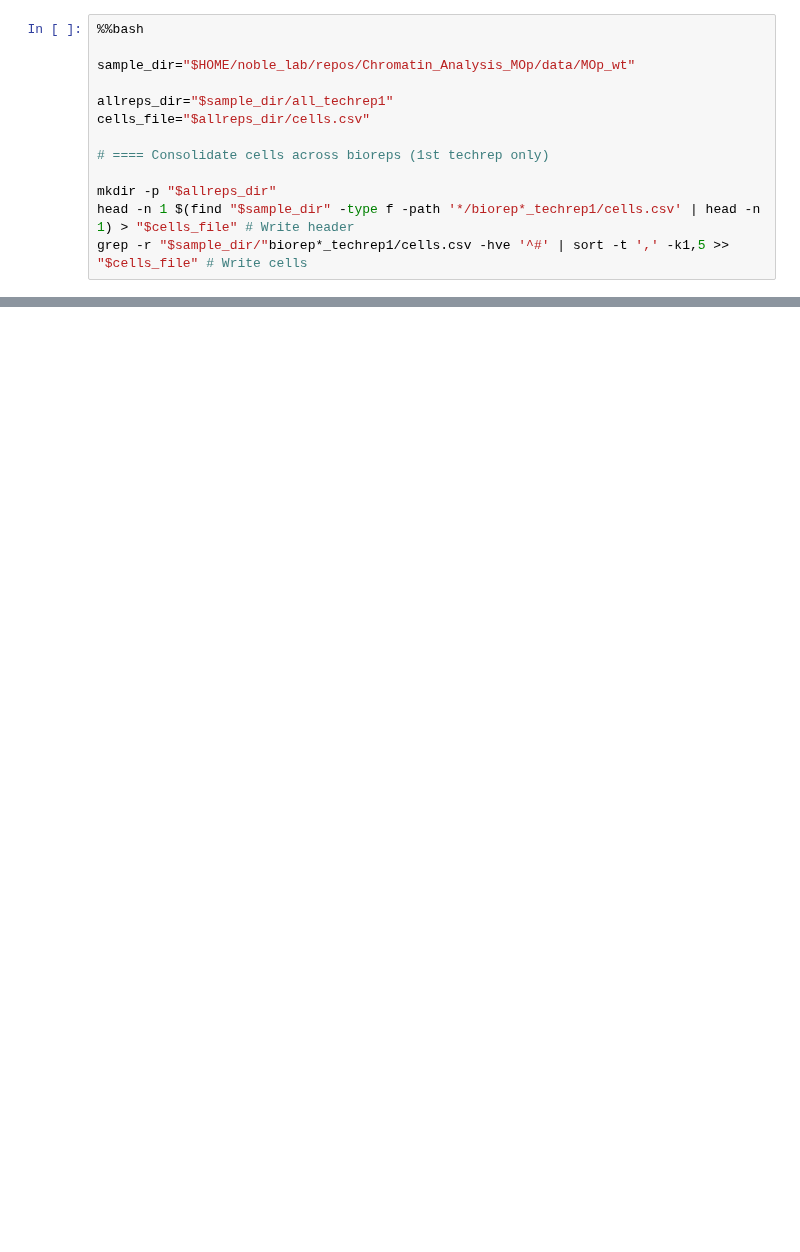
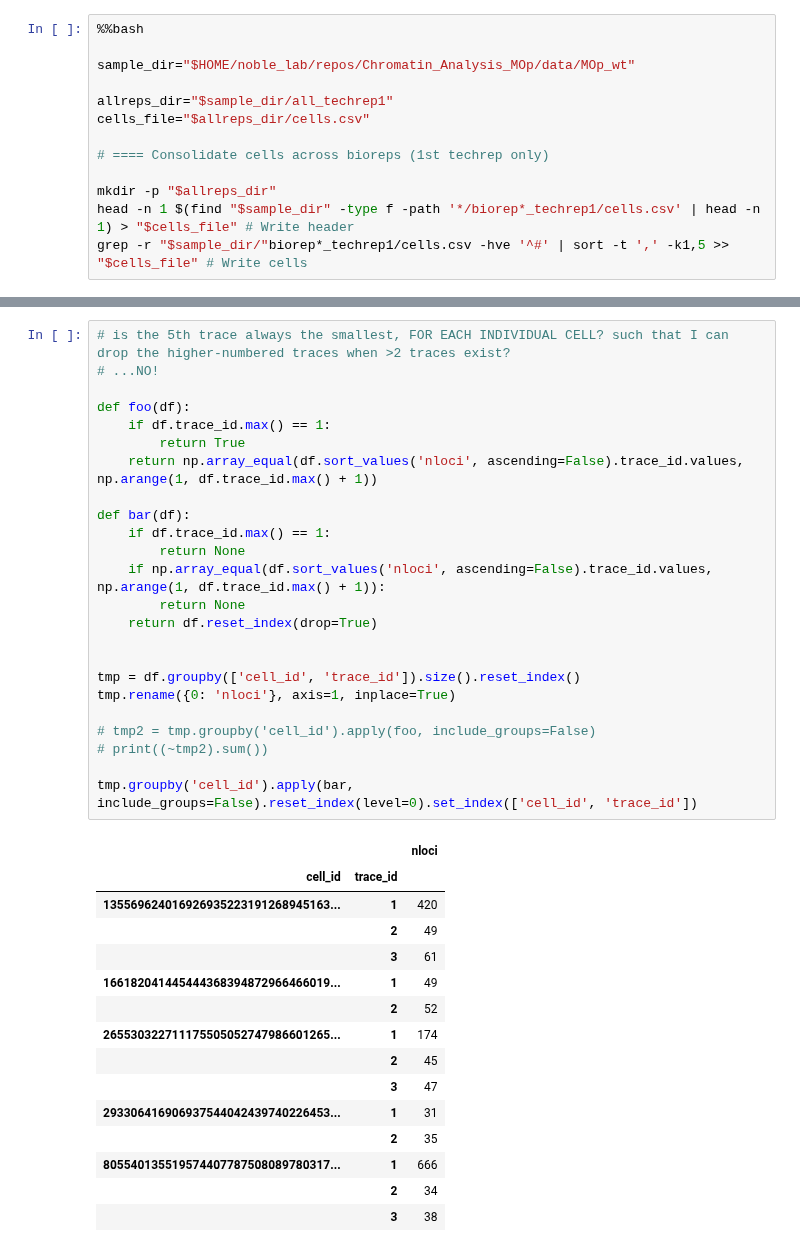
Before and after one commit to gesinecauer/Chromatin_Analysis_MOp, a Jupyter notebook: jupyter/parse_dna_merfish.ipynb, the cells around one changed output, grey strips where cells are left out. Saved outputs shown, nothing was run; the diff lists cells and outputs as text; blank space fills up the shorter version.

```diff
--- a/jupyter/parse_dna_merfish.ipynb
+++ b/jupyter/parse_dna_merfish.ipynb
@@ -407,0 +535,40 @@ awk -F ',' -v rep_id="$rep_id" '{ if (($1 == rep_id) || ($1 ~ /rep_id/)){ print
+# %%
+# is the 5th trace always the smallest, FOR EACH INDIVIDUAL CELL? such that I can drop the higher-numbered traces when >2 traces exist?
+# ...NO!
+
+def foo(df):
+    if df.trace_id.max() == 1:
+        return True
+    return np.array_equal(df.sort_values('nloci', ascending=False).trace_id.values, np.arange(1, df.trace_id.max() + 1))
+
+def bar(df):
+    if df.trace_id.max() == 1:
+        return None
+    if np.array_equal(df.sort_values('nloci', ascending=False).trace_id.values, np.arange(1, df.trace_id.max() + 1)):
+        return None
+    return df.reset_index(drop=True)
+
+
+tmp = df.groupby(['cell_id', 'trace_id']).size().reset_index()
+tmp.rename({0: 'nloci'}, axis=1, inplace=True)
+
+# tmp2 = tmp.groupby('cell_id').apply(foo, include_groups=False)
+# print((~tmp2).sum())
+
+tmp.groupby('cell_id').apply(bar, include_groups=False).reset_index(level=0).set_index(['cell_id', 'trace_id'])
+# %% [output]
+|  |  | nloci |
+| cell_id | trace_id |  |
+| 135569624016926935223191268945163... | 1 | 420 |
+|  | 2 | 49 |
+|  | 3 | 61 |
+| 166182041445444368394872966466019... | 1 | 49 |
+|  | 2 | 52 |
+| 265530322711175505052747986601265... | 1 | 174 |
+|  | 2 | 45 |
+|  | 3 | 47 |
+| 293306416906937544042439740226453... | 1 | 31 |
+|  | 2 | 35 |
+| 805540135519574407787508089780317... | 1 | 666 |
+|  | 2 | 34 |
+|  | 3 | 38 |
```
Also changed, not shown: parts of 15 cells of this notebook.
